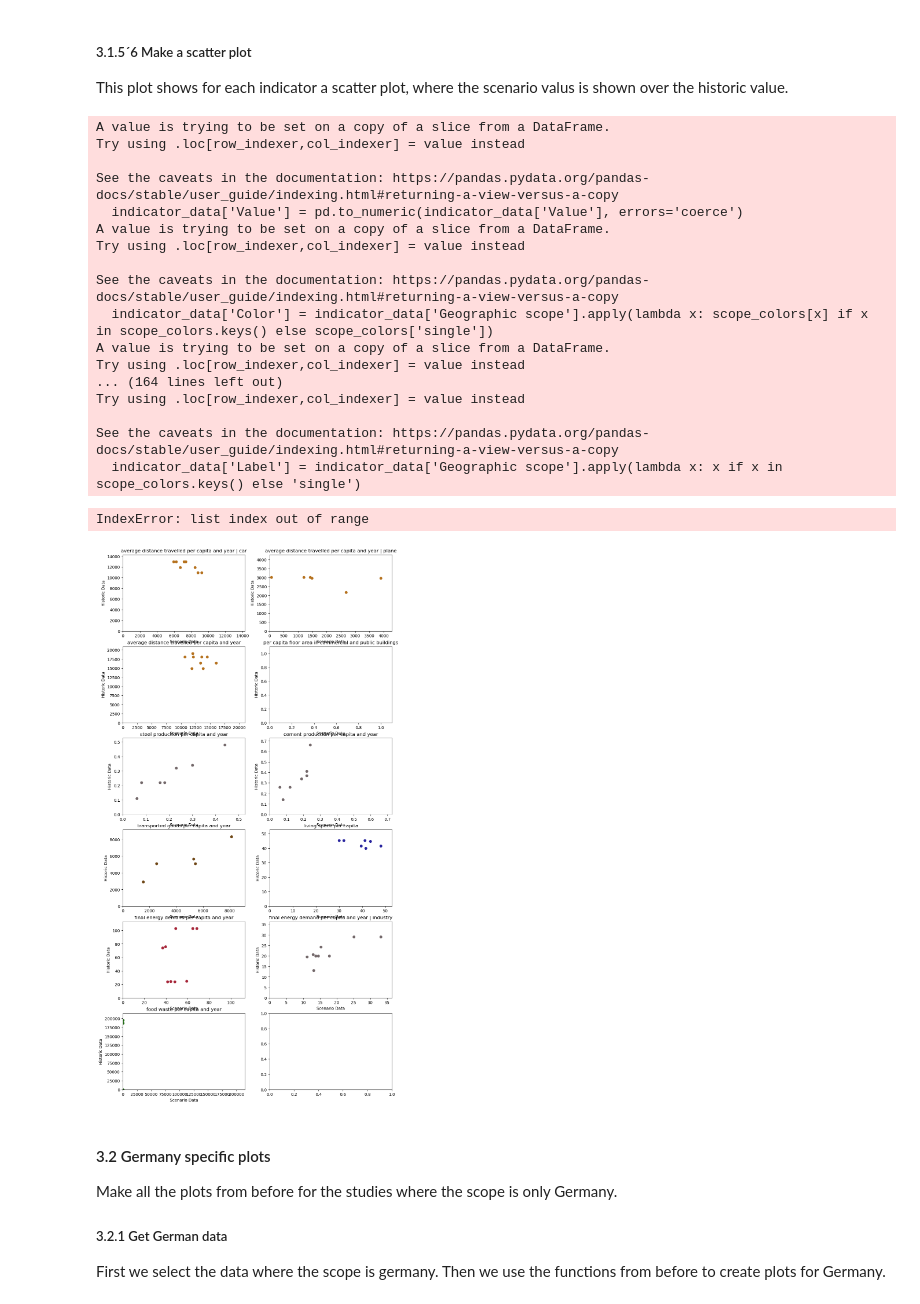
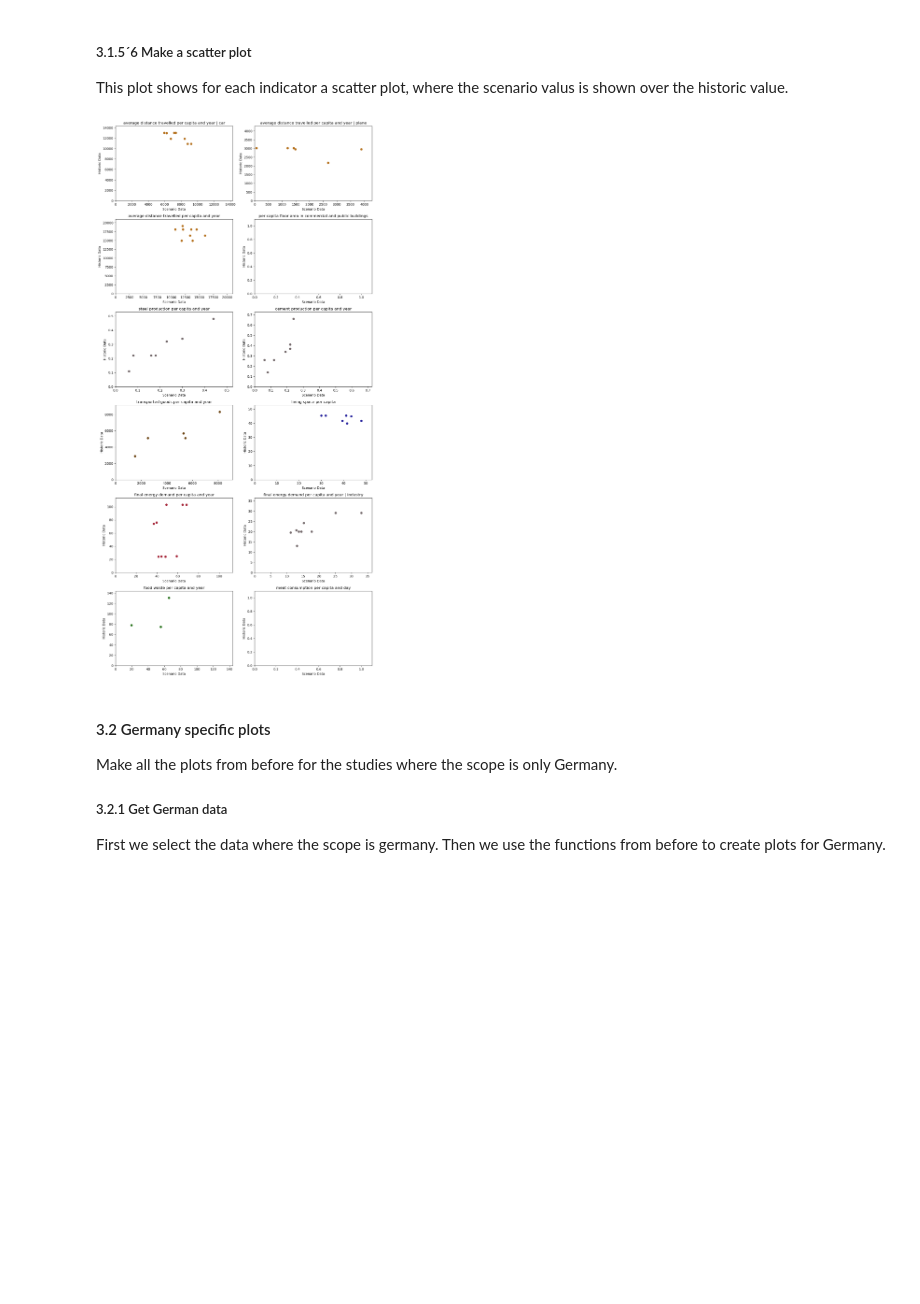
Before and after one commit to celia-burghardt/SufficiencyIndicators_Scenarios, a Jupyter notebook: main.ipynb, the cells around one changed output. Drawn from its saved outputs; the diff is of its cells as text; code cells hidden in the pictures; blank space fills up the shorter version.

Commit message:
Added lined bars for "international" values in mobility parameters; Corrected error copy-on-slice

```diff
--- a/main.ipynb
+++ b/main.ipynb
@@ -139,7 +146,7 @@ def get_standard_scenarios(raw_data, scenario_data):
     analysis_standard_df = analysis_standard_df.loc[standard_scenarios_indices]
 
     # Filter out kcal data
-    analysis_standard_df = analysis_standard_df[~analysis_standard_df['Unit'].str.contains('kcal')]
+    analysis_standard_df = analysis_standard_df[~analysis_standard_df['Unit'].str.contains('kcal')].copy()
     return analysis_standard_df
 # %%
 def get_historic_data(raw_data, indicator=False):
@@ -180,7 +187,7 @@ def get_main_indicators(data):
     return main_indicators
 # %%
 # Make the Anzahl Reference Values Table
-historic_data = get_historic_data(analysis_df).copy()
+historic_data = get_historic_data(analysis_df)
 historic_data['Anzahl'] = 1
 historic_data = historic_data.groupby(['Main comparison parameter', 'Geographic scope']).sum().reset_index()
 historic_data['Indicator'] = historic_data['Main comparison parameter']
@@ -993,7 +1006,7 @@ def make_scatter_plot(data, filename, extension = False, standard=False):
     main_indicators_plotting_df['Indicator'] = main_indicators
     main_indicators_plotting_df['Sector'] =  main_indicators_plotting_df['Indicator'].apply(lambda x: sectors_df[sectors_df['Parameter']==x]['Sector'].values[0])
     main_indicators_plotting_df['Color'] = main_indicators_plotting_df['Sector'].apply(lambda x: sector_colours[x])
-
+    main_indicators_plotting_df = main_indicators_plotting_df.set_index('Indicator')
     # Define number of columns for the subplots
     cols = 2
     rows = len(main_indicators) // cols
@@ -1010,15 +1023,14 @@ def make_scatter_plot(data, filename, extension = False, standard=False):
         ax = axs[row, col]
 
         # Get indicator data
-        indicator_data = analysis_standard_df[analysis_standard_df['Main comparison parameter'] == indicator]
+        indicator_data = analysis_standard_df[analysis_standard_df['Main comparison parameter'] == indicator].copy()
         indicator_data['Value'] = pd.to_numeric(indicator_data['Value'], errors='coerce')
         indicator_data['Color'] = indicator_data['Geographic scope'].apply(lambda x: scope_colors[x] if x in scope_colors.keys() else scope_colors['single'])
         indicator_data['Label'] = indicator_data['Geographic scope'].apply(lambda x: x if x in scope_colors.keys() else 'single')
         indicator_data = indicator_data.sort_values('Value')
 
         # Get the sector of the indicator
-        sector = indicator_data['Sector'].unique()
-        sector = [x for x in sector if x in sector_colours.keys()]
+        sector = main_indicators_plotting_df.at[indicator, 'Sector']
 
         # Get the historic data
         historic_data = get_historic_data(analysis_df, indicator)
@@ -1043,53 +1055,35 @@ def make_scatter_plot(data, filename, extension = False, standard=False):
                 historic_value = historic_data[historic_data['Geographic scope'] == scope]['Value'].values[0]
                 historic_plots.append(historic_value)
 
             # Otherwise no historic value is available
             else:
                 drop_indices.append(index)
 
         # Drop rows where no historic value exists
         indicator_data = indicator_data.drop(index=drop_indices)
 
         # Get values for plotting
         scenario_values = indicator_data['Value'].values
         historic_values = pd.to_numeric(historic_plots)
         if len(scenario_values) != 0:
             max_value = max(max(scenario_values), max(historic_values))
         else:
             max_value = 1
-        ax.scatter(scenario_values, historic_values, color=sector_colours[sector[0]])
+        ax.scatter(scenario_values, historic_values, color=sector_colours[sector])
         ax.set_title(indicator)
         ax.set_xlabel('Scenario Data')
         ax.set_ylabel('Historic Data')
         ax.set_ylim(0, max_value*1.1)
         ax.set_xlim(0, max_value*1.1)
     plt.tight_layout()
     # Save figure either with default extension or with extension given in the function
     if extension:
         filename = f'{filename}.{extension}'
     plt.savefig(f'figures/{filename}', bbox_inches = 'tight')
 
 make_scatter_plot(analysis_df, 'scatterplot')
 # %% [output]
-A value is trying to be set on a copy of a slice from a DataFrame.
-Try using .loc[row_indexer,col_indexer] = value instead
-
-See the caveats in the documentation: https://pandas.pydata.org/pandas-docs/stable/user_guide/indexing.html#returning-a-view-versus-a-copy
-  indicator_data['Value'] = pd.to_numeric(indicator_data['Value'], errors='coerce')
-A value is trying to be set on a copy of a slice from a DataFrame.
-Try using .loc[row_indexer,col_indexer] = value instead
-
-See the caveats in the documentation: https://pandas.pydata.org/pandas-docs/stable/user_guide/indexing.html#returning-a-view-versus-a-copy
-  indicator_data['Color'] = indicator_data['Geographic scope'].apply(lambda x: scope_colors[x] if x in scope_colors.keys() else scope_colors['single'])
-A value is trying to be set on a copy of a slice from a DataFrame.
-Try using .loc[row_indexer,col_indexer] = value instead
-... (164 lines left out)
-Try using .loc[row_indexer,col_indexer] = value instead
-
-See the caveats in the documentation: https://pandas.pydata.org/pandas-docs/stable/user_guide/indexing.html#returning-a-view-versus-a-copy
-  indicator_data['Label'] = indicator_data['Geographic scope'].apply(lambda x: x if x in scope_colors.keys() else 'single')
-IndexError: list index out of range
-[figure, old version]
+[figure, new version]
 # %% [markdown]
 #### 3.2 Germany specific plots
 
```
Also changed, not shown: parts of 13 cells of this notebook, 17 other files.
